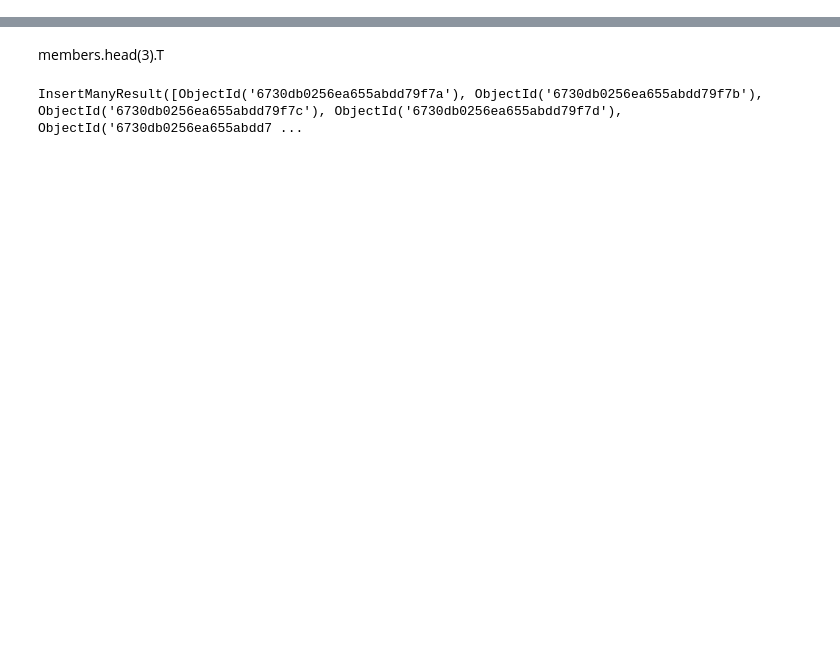
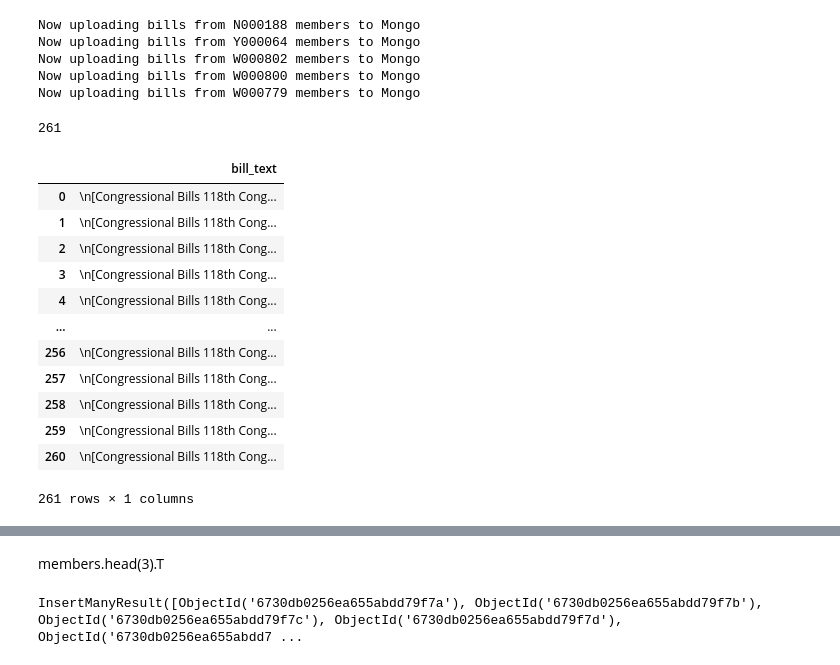
Before and after one commit to clarencew0083/contrans2024, a Jupyter notebook: sandbox.ipynb, the cells around one changed output, grey strips where cells are left out. Saved outputs shown, nothing was run; the diff lists cells and outputs as text; code cells hidden in the pictures; blank space fills up the shorter version.

```diff
--- a/sandbox.ipynb
+++ b/sandbox.ipynb
@@ -13,0 +20,29 @@ congresskey = os.getenv('congresskey')
+# %%
+ct.upload_many_members_to_mongo(mongo_bills, members[0:5])
+# %% [output]
+Now uploading bills from N000188 members to Mongo
+Now uploading bills from Y000064 members to Mongo
+Now uploading bills from W000802 members to Mongo
+Now uploading bills from W000800 members to Mongo
+Now uploading bills from W000779 members to Mongo
+# %%
+mongo_bills.count_documents({})
+# %% [output]
+261
+# %%
+ct.query_mongo(mongo_bills, {}, {'bill_text':1,
+                                 '_id':0})
+# %% [output]
+|  | bill_text |
+| 0 | \n[Congressional Bills 118th Cong... |
+| 1 | \n[Congressional Bills 118th Cong... |
+| 2 | \n[Congressional Bills 118th Cong... |
+| 3 | \n[Congressional Bills 118th Cong... |
+| 4 | \n[Congressional Bills 118th Cong... |
+| ... | ... |
+| 256 | \n[Congressional Bills 118th Cong... |
+| 257 | \n[Congressional Bills 118th Cong... |
+| 258 | \n[Congressional Bills 118th Cong... |
+| 259 | \n[Congressional Bills 118th Cong... |
+| 260 | \n[Congressional Bills 118th Cong... |
+261 rows × 1 columns
```
Also changed, not shown: parts of 5 cells of this notebook, 2 other files.
